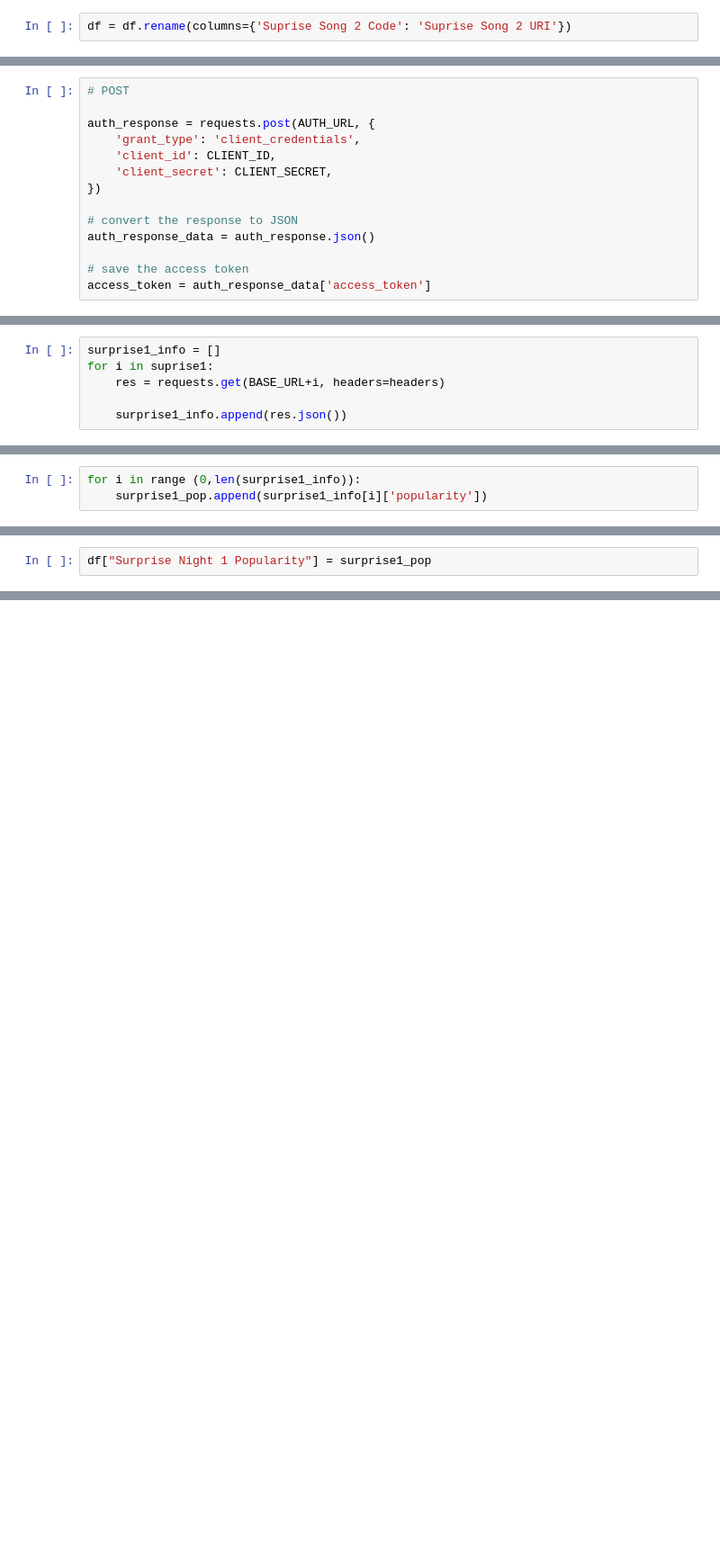
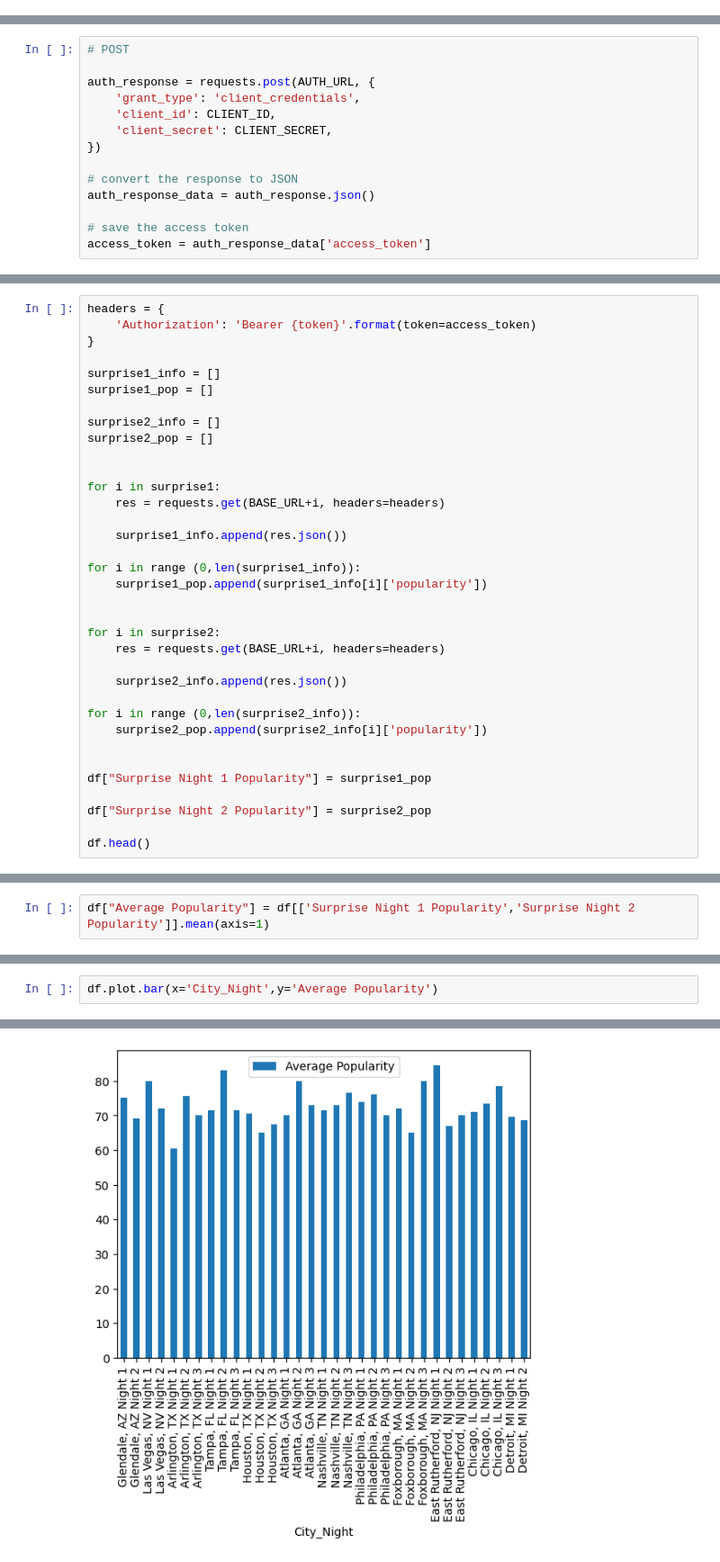
Before and after one commit to krice19/era_songs, a Jupyter notebook: suprise_songs_eras_tour.ipynb, the cells around one changed output, grey strips where cells are left out. Shown at 90% size. Cells and saved outputs as stored; diff of their text form; blank space fills up the shorter version.

```diff
--- a/suprise_songs_eras_tour.ipynb
+++ b/suprise_songs_eras_tour.ipynb
@@ -20,2 +22,0 @@ df.head()
-# %%
-df = df.rename(columns={'Suprise Song 2 Code': 'Suprise Song 2 URI'})
@@ -67,6 +72,35 @@ headers = {
 # %%
+headers = {
+    'Authorization': 'Bearer {token}'.format(token=access_token)
+}
+
 surprise1_info = []
-for i in suprise1:
+surprise1_pop = []
+
+surprise2_info = []
+surprise2_pop = []
+
+
+for i in surprise1:
     res = requests.get(BASE_URL+i, headers=headers)
 
     surprise1_info.append(res.json())
+
+for i in range (0,len(surprise1_info)):
+    surprise1_pop.append(surprise1_info[i]['popularity'])
+
+
+for i in surprise2:
+    res = requests.get(BASE_URL+i, headers=headers)
+
+    surprise2_info.append(res.json())
+
+for i in range (0,len(surprise2_info)):
+    surprise2_pop.append(surprise2_info[i]['popularity'])
+
+
+df["Surprise Night 1 Popularity"] = surprise1_pop
+
+df["Surprise Night 2 Popularity"] = surprise2_pop
+
+df.head()
@@ -75,4 +132,3 @@ surprise1_pop = []
 # %%
-for i in range (0,len(surprise1_info)):
-    surprise1_pop.append(surprise1_info[i]['popularity'])
+df["Average Popularity"] = df[['Surprise Night 1 Popularity','Surprise Night 2 Popularity']].mean(axis=1)
 # %%
@@ -98,2 +143,3 @@ surprise1_pop
 # %%
-df["Surprise Night 1 Popularity"] = surprise1_pop
+df.plot.bar(x='City_Night',y='Average Popularity')
+# %% [output]
@@ -100 +147,2 @@ df["Surprise Night 1 Popularity"] = surprise1_pop
+[figure, added]
 # %%
```
Also changed, not shown: parts of 21 cells of this notebook, 1 other file.
